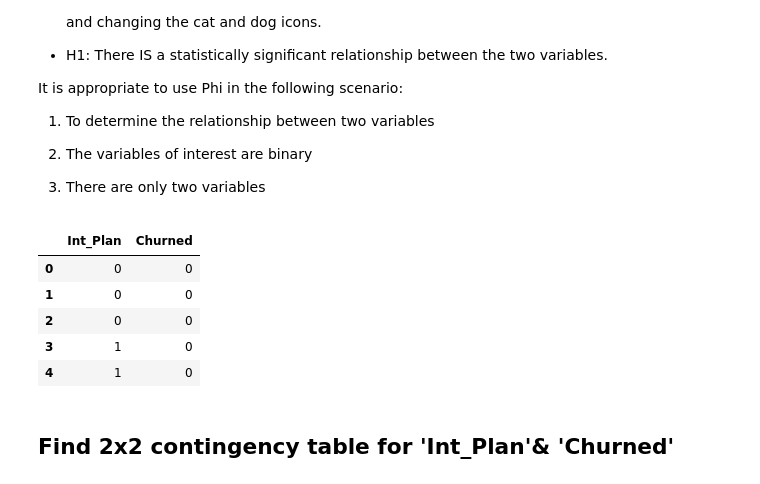
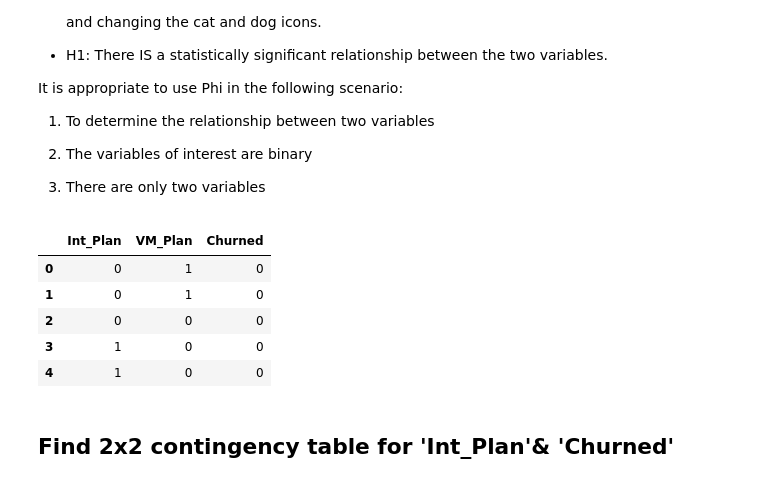
Before and after one commit to mcc-us/Churn_Testing, a Jupyter notebook: notebooks/4_Correlations_Cont_Cat_vars.ipynb, the cells around one changed output. Saved outputs shown, nothing was run; the diff lists cells and outputs as text; code cells hidden in the pictures.

```diff
--- a/notebooks/4_Correlations_Cont_Cat_vars.ipynb
+++ b/notebooks/4_Correlations_Cont_Cat_vars.ipynb
@@ -152,16 +147,16 @@ It is appropriate to use Phi in the following scenario:
 # %%
 # KEEP Categorical vars = {Churned, Int_Plan, VM_Plan}
 
-df_mod = df[['Int_Plan','Churned']]
+df_mod = df[['Int_Plan', 'VM_Plan','Churned']]
 
 df_mod.head()
 # %% [output]
-|  | Int_Plan | Churned |
-| 0 | 0 | 0 |
-| 1 | 0 | 0 |
-| 2 | 0 | 0 |
-| 3 | 1 | 0 |
-| 4 | 1 | 0 |
+|  | Int_Plan | VM_Plan | Churned |
+| 0 | 0 | 1 | 0 |
+| 1 | 0 | 1 | 0 |
+| 2 | 0 | 0 | 0 |
+| 3 | 1 | 0 | 0 |
+| 4 | 1 | 0 | 0 |
 # %% [markdown]
 ## Find 2x2 contingency table for 'Int_Plan'& 'Churned'
 # %%
```
Also changed, not shown: parts of 8 cells of this notebook, 3 other files.
